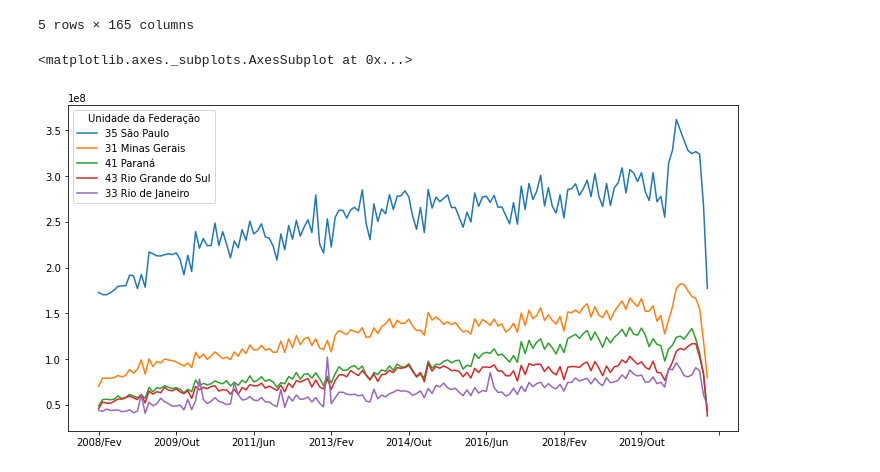
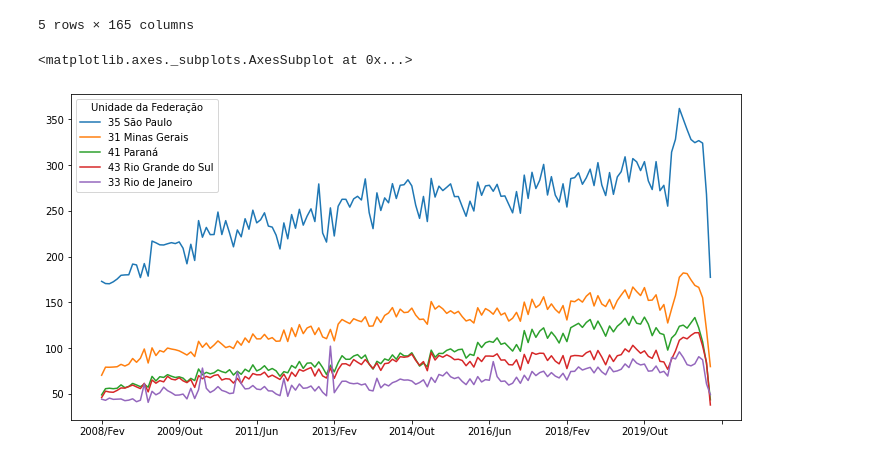
Before and after one commit to laugustovieira/BootCamp---Data-Science, a Jupyter notebook: BootCampDataScience.ipynb, the cells around one changed output. Saved outputs shown, nothing was run; the diff lists cells and outputs as text; code cells hidden in the pictures.

```diff
--- a/BootCampDataScience.ipynb
+++ b/BootCampDataScience.ipynb
@@ -371,10 +372,11 @@ usaveis.head()
 # %%
 # buscando as colunas interessadas. Desconsiderando os picos
 ordenado_por_total = usaveis.nlargest(5,"Total") #buscar os cinco com maior gasto
 ordenado_por_total = ordenado_por_total.drop("Total",axis=1)
 colunas_interessadas = ordenado_por_total.columns[6:]
 ordenado_por_total = ordenado_por_total[colunas_interessadas]
+ordenado_por_total = ordenado_por_total/1000000
 ordenado_por_total.T.plot(figsize=(12,6))
 # %% [output]
 <matplotlib.axes._subplots.AxesSubplot at 0x...>
-[figure, old version]
+[figure, new version]
```
Also changed, not shown: parts of 10 cells of this notebook.
